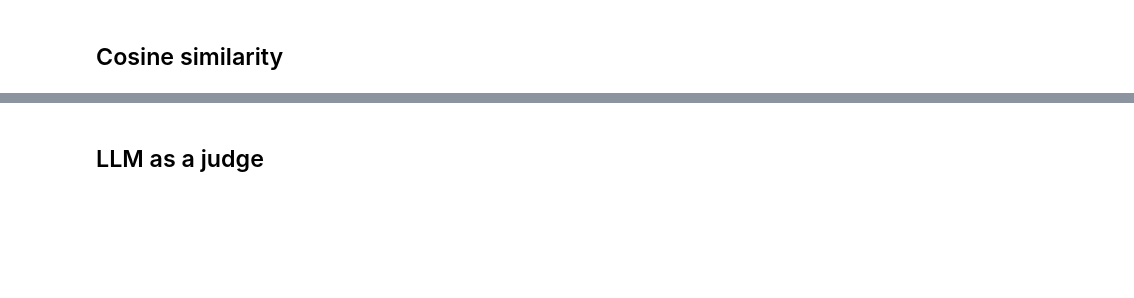
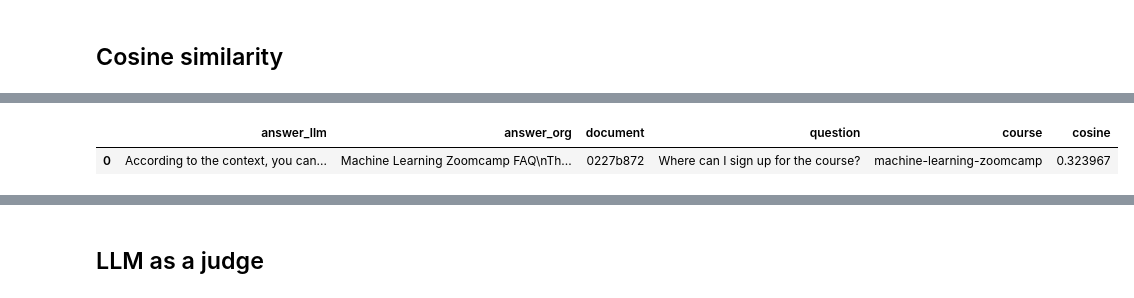
Before and after one commit to AppleJacklll/LLMZoomCamp, a Jupyter notebook: 04-evaluation/cosine_similarity.ipynb, the cells around one changed output, grey strips where cells are left out. Cells and saved outputs as stored; diff of their text form; code cells hidden in the pictures; blank space fills up the shorter version.

```diff
--- a/04-evaluation/cosine_similarity.ipynb
+++ b/04-evaluation/cosine_similarity.ipynb
@@ -390,3 +439,8 @@ for record in tqdm(results_groql3):
     similarity.append(sim)
 # %%
 df_groq_llama3['cosine'] = similarity
+# %%
+df_groq_llama3.head(1)
+# %% [output]
+|  | answer_llm | answer_org | document | question | course | cosine |
+| 0 | According to the context, you can... | Machine Learning Zoomcamp FAQ\nTh... | 0227b872 | Where can I sign up for the course? | machine-learning-zoomcamp | 0.323967 |
```
Also changed, not shown: parts of 31 cells of this notebook, 5 other files.
